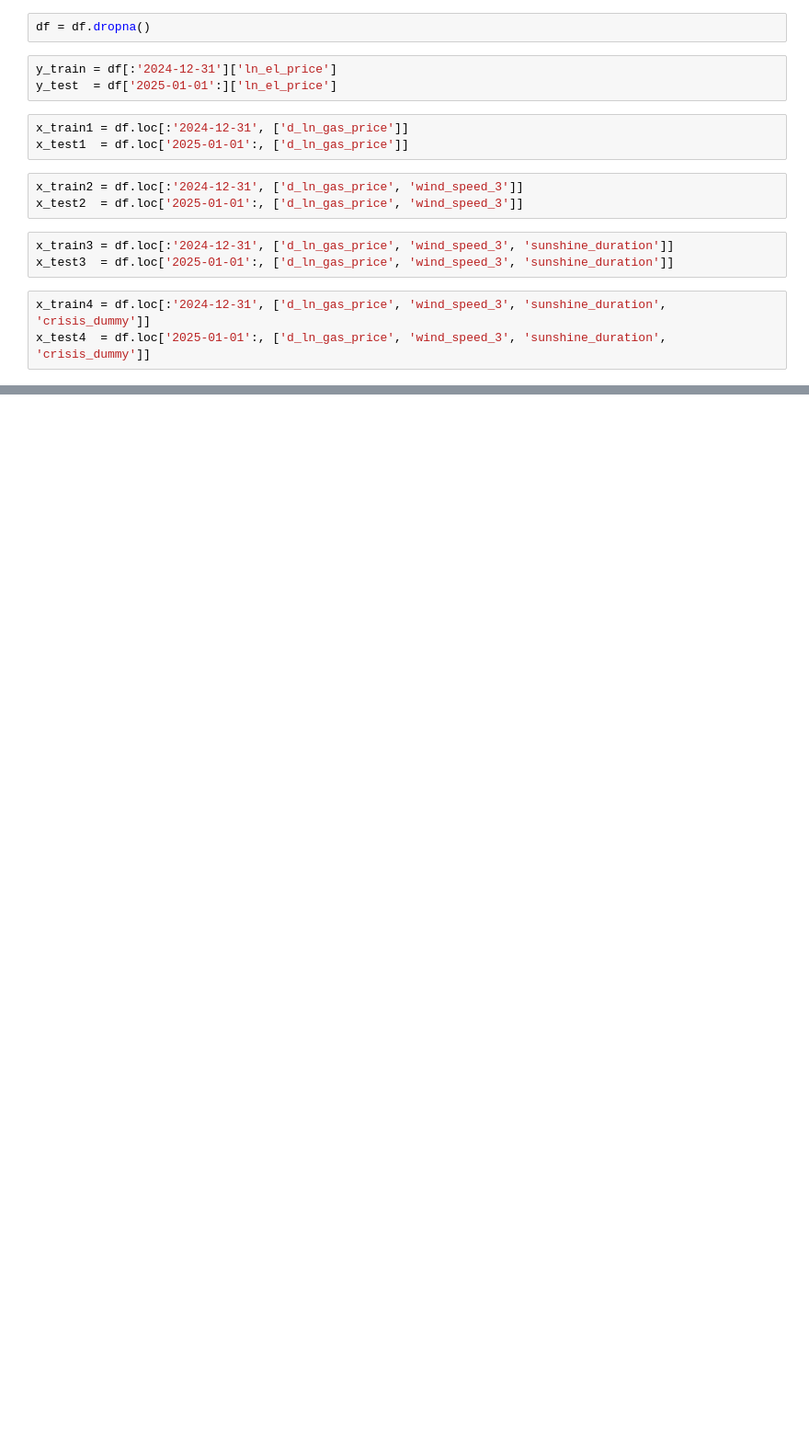
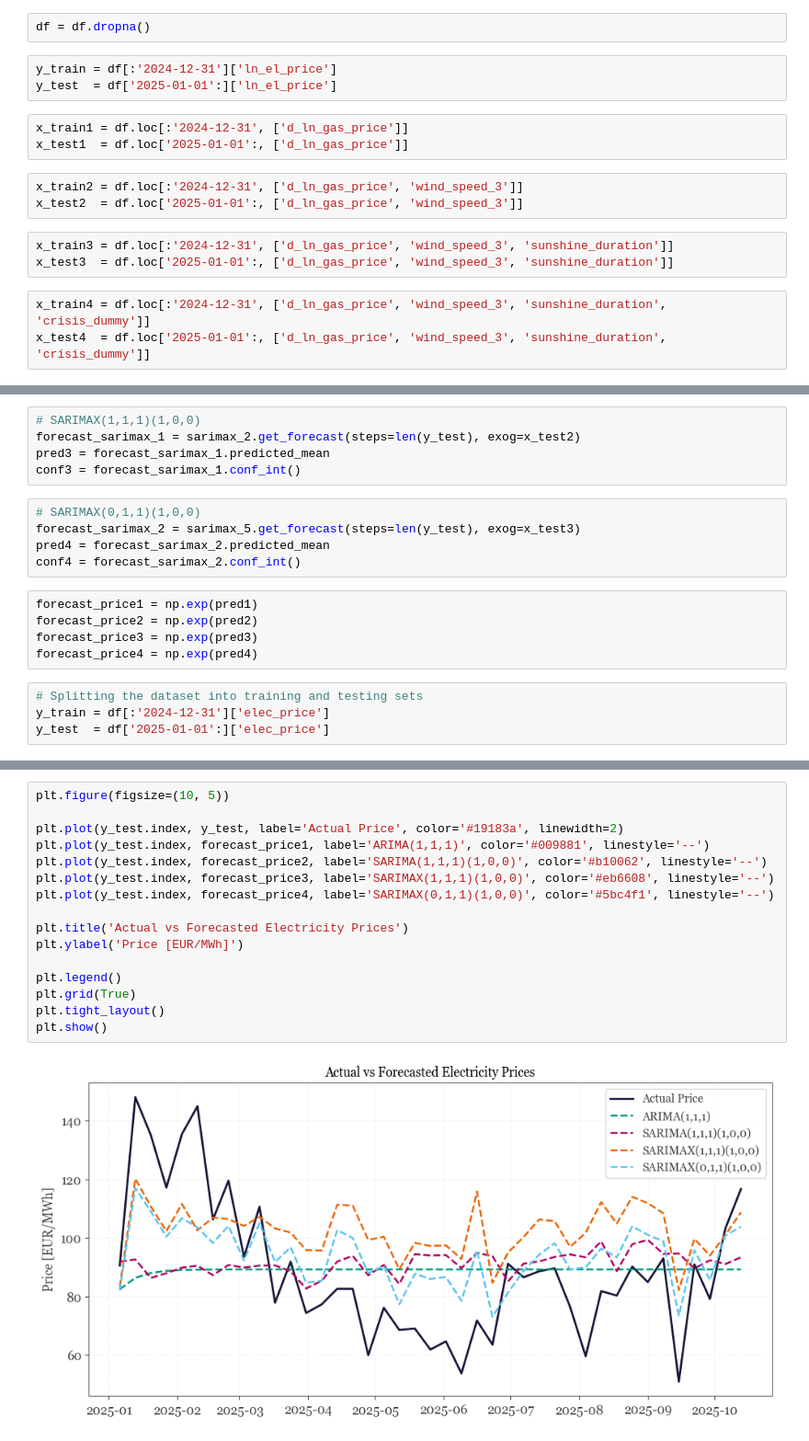
Before and after one commit to sofiantipina/Electricity-Prices, a Jupyter notebook: Analysis.ipynb, the cells around one changed output, grey strips where cells are left out. Shown at 92% size. Saved outputs shown, nothing was run; the diff lists cells and outputs as text; blank space fills up the shorter version.

```diff
--- a/Analysis.ipynb
+++ b/Analysis.ipynb
@@ -580,0 +745,19 @@ x_test4  = df.loc['2025-01-01':, ['d_ln_gas_price', 'wind_speed_3', 'sunshine_du
+# %%
+# SARIMAX(1,1,1)(1,0,0)
+forecast_sarimax_1 = sarimax_2.get_forecast(steps=len(y_test), exog=x_test2)
+pred3 = forecast_sarimax_1.predicted_mean
+conf3 = forecast_sarimax_1.conf_int()
+# %%
+# SARIMAX(0,1,1)(1,0,0)
+forecast_sarimax_2 = sarimax_5.get_forecast(steps=len(y_test), exog=x_test3)
+pred4 = forecast_sarimax_2.predicted_mean
+conf4 = forecast_sarimax_2.conf_int()
+# %%
+forecast_price1 = np.exp(pred1)
+forecast_price2 = np.exp(pred2)
+forecast_price3 = np.exp(pred3)
+forecast_price4 = np.exp(pred4)
+# %%
+# Splitting the dataset into training and testing sets
+y_train = df[:'2024-12-31']['elec_price']
+y_test  = df['2025-01-01':]['elec_price']
@@ -580,0 +807,18 @@ x_test4  = df.loc['2025-01-01':, ['d_ln_gas_price', 'wind_speed_3', 'sunshine_du
+# %%
+plt.figure(figsize=(10, 5))
+
+plt.plot(y_test.index, y_test, label='Actual Price', color='#19183a', linewidth=2)
+plt.plot(y_test.index, forecast_price1, label='ARIMA(1,1,1)', color='#009881', linestyle='--')
+plt.plot(y_test.index, forecast_price2, label='SARIMA(1,1,1)(1,0,0)', color='#b10062', linestyle='--')
+plt.plot(y_test.index, forecast_price3, label='SARIMAX(1,1,1)(1,0,0)', color='#eb6608', linestyle='--')
+plt.plot(y_test.index, forecast_price4, label='SARIMAX(0,1,1)(1,0,0)', color='#5bc4f1', linestyle='--')
+
+plt.title('Actual vs Forecasted Electricity Prices')
+plt.ylabel('Price [EUR/MWh]')
+
+plt.legend()
+plt.grid(True)
+plt.tight_layout()
+plt.show()
+# %% [output]
+[figure, added]
```
Also changed, not shown: parts of 22 cells of this notebook.
